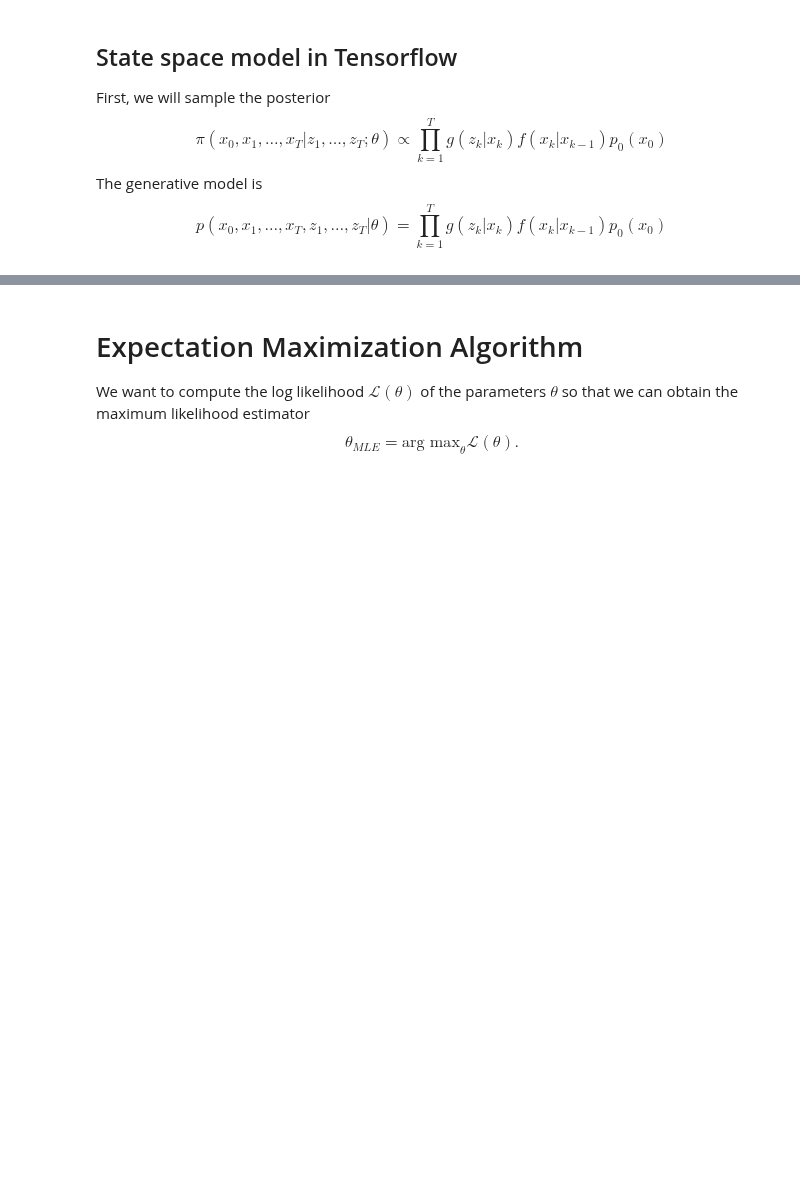
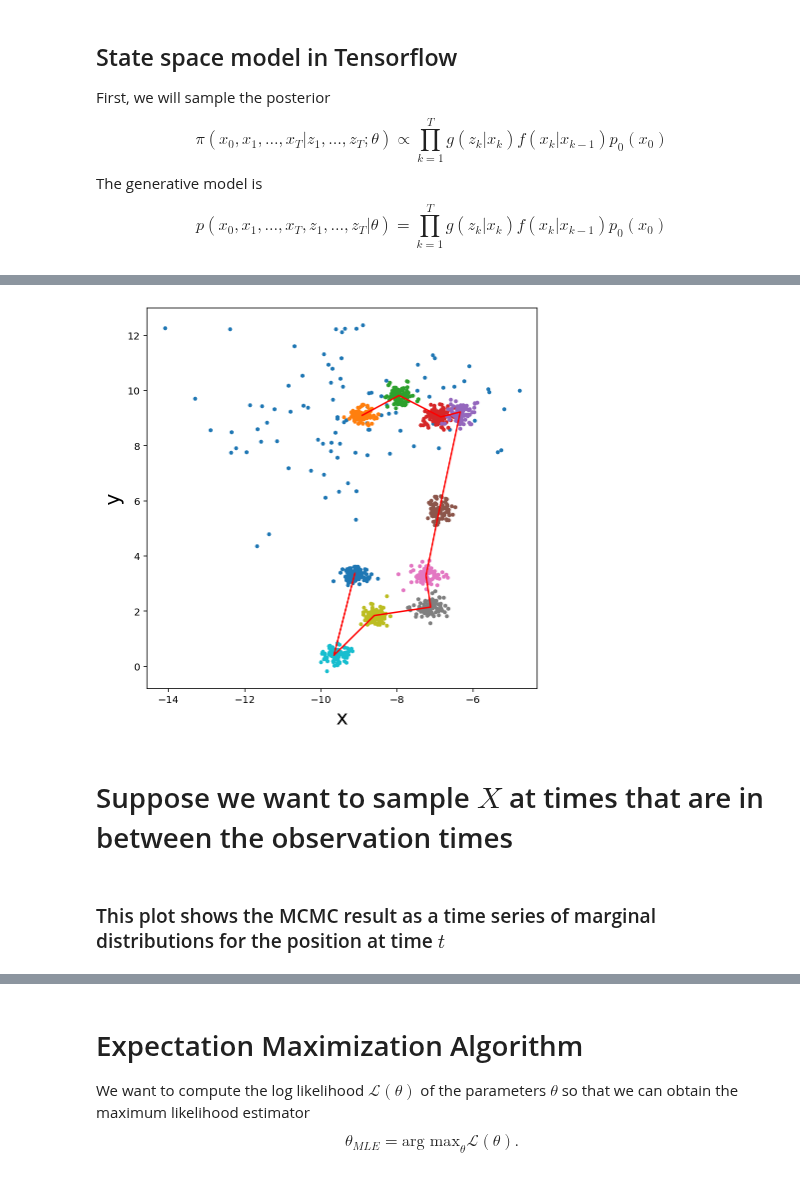
Before and after one commit to newby-jay/MATH509-Fall2022-JupyterNotebooks, a Jupyter notebook: Week 13.ipynb, the cells around one changed output, grey strips where cells are left out. Saved outputs shown, nothing was run; the diff lists cells and outputs as text; code cells hidden in the pictures; blank space fills up the shorter version.

```diff
--- a/Week 13.ipynb
+++ b/Week 13.ipynb
@@ -42,0 +184,11 @@ $$p(x_0, x_1, \ldots, x_T, z_1, \ldots, z_T | \theta) = \prod_{k=1}^{T}g(z_k| x_
+# %%
+figure(1, [7, 7])
+## Xchain: [mcmc steps, parallel chains, time, space]
+plot(Xchain[..., 0].reshape(-1, Nt+1), Xchain[..., 1].reshape(-1, Nt+1), '.')
+plot(Z[:, 0], Z[:, 1], 'r')
+xlabel('x', fontsize=20)
+ylabel('y', fontsize=20);
+# %% [output]
+[figure, added]
+# %% [markdown]
+# Suppose we want to sample $X$ at times that are in between the observation times
@@ -42,0 +276,2 @@ $$p(x_0, x_1, \ldots, x_T, z_1, \ldots, z_T | \theta) = \prod_{k=1}^{T}g(z_k| x_
+# %% [markdown]
+### This plot shows the MCMC result as a time series of marginal distributions for the position at time $t$
```
Also changed, not shown: parts of 19 cells of this notebook, 1 other file.
